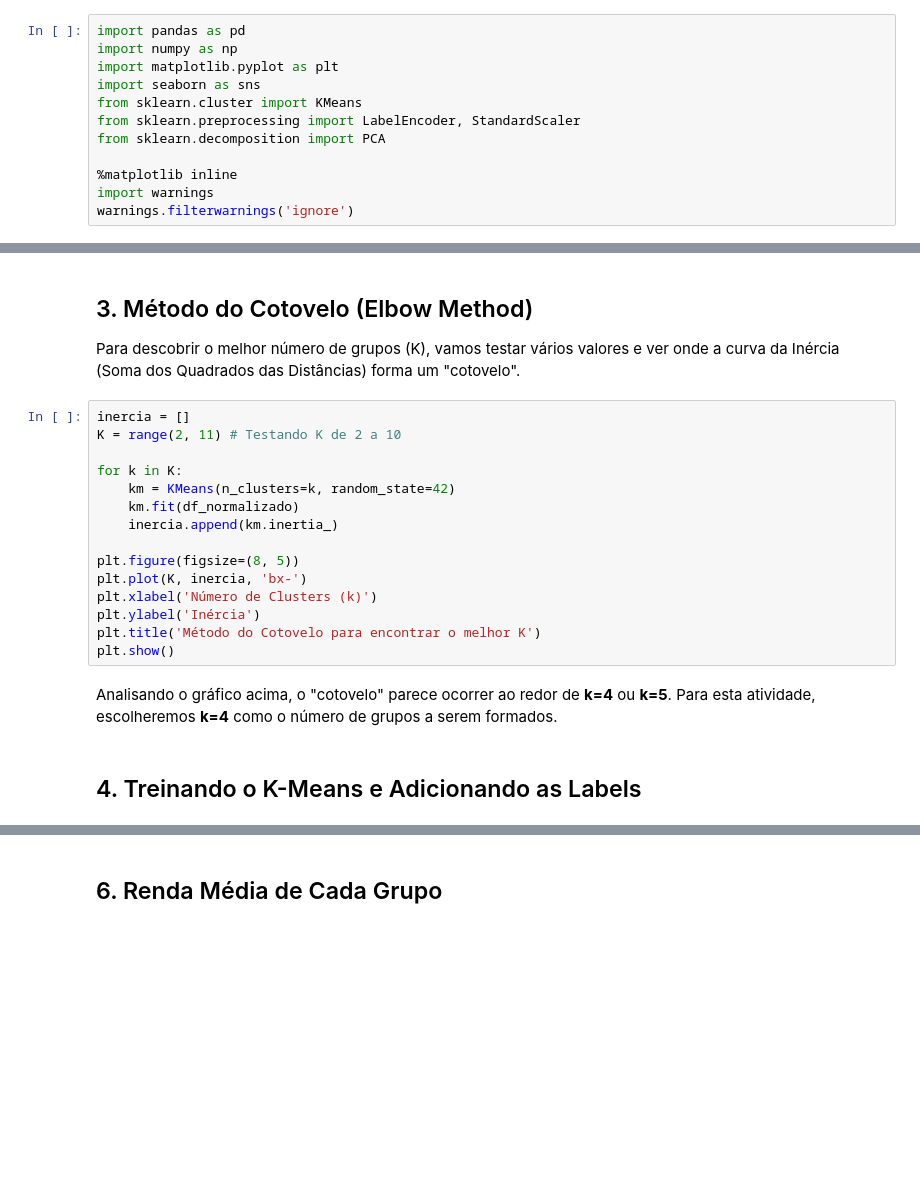
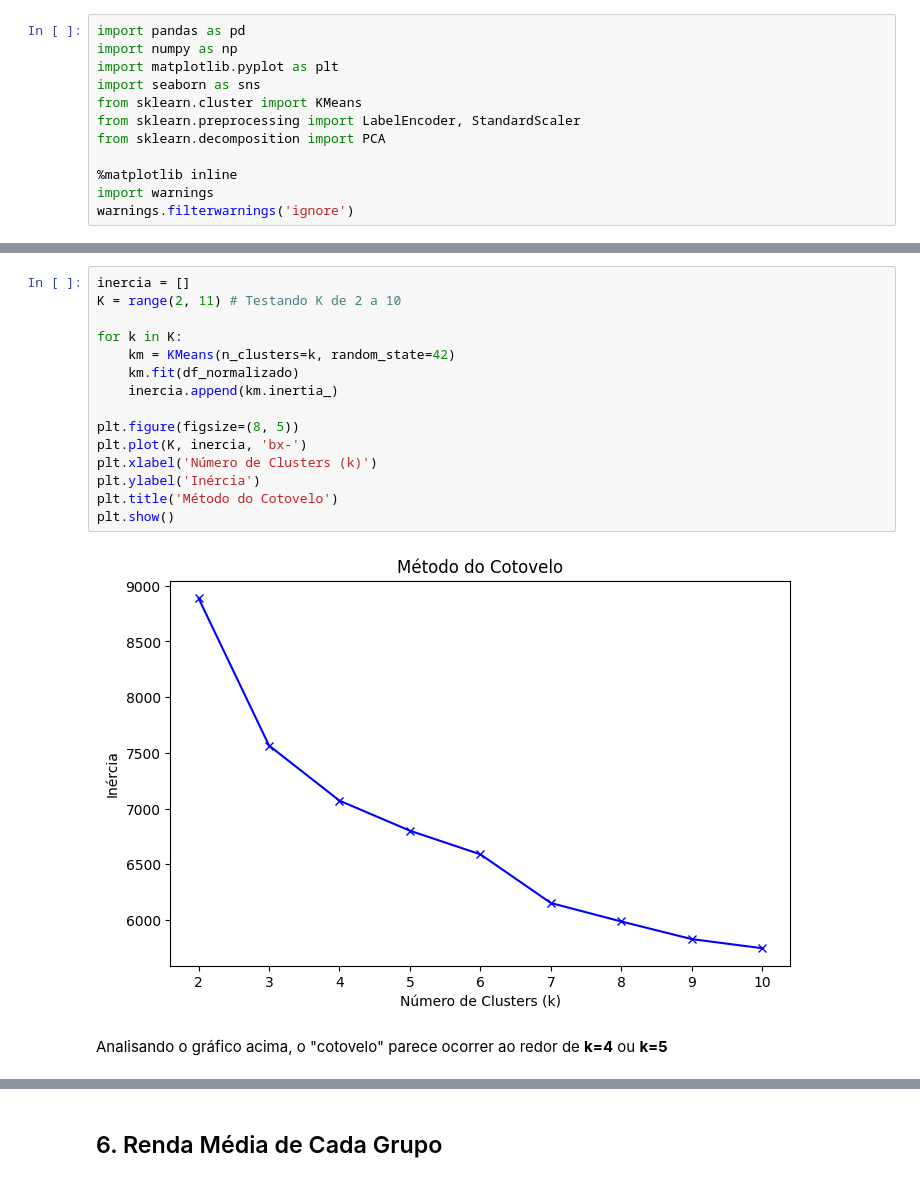
Before and after one commit to NickolasTav/topicos_integradores2, a Jupyter notebook: atividade02/kmeans_credito.ipynb, the cells around one changed output, grey strips where cells are left out. Cells and saved outputs as stored; diff of their text form; blank space fills up the shorter version.

```diff
--- a/atividade02/kmeans_credito.ipynb
+++ b/atividade02/kmeans_credito.ipynb
@@ -46,25 +71,22 @@ df_normalizado = scaler.fit_transform(df)
-# %% [markdown]
-## 3. Método do Cotovelo (Elbow Method)
-Para descobrir o melhor número de grupos (K), vamos testar vários valores e ver onde a curva da Inércia (Soma dos Quadrados das Distâncias) forma um "cotovelo".
 # %%
 inercia = []
 K = range(2, 11) # Testando K de 2 a 10
 
 for k in K:
     km = KMeans(n_clusters=k, random_state=42)
     km.fit(df_normalizado)
     inercia.append(km.inertia_)
 
 plt.figure(figsize=(8, 5))
 plt.plot(K, inercia, 'bx-')
 plt.xlabel('Número de Clusters (k)')
 plt.ylabel('Inércia')
-plt.title('Método do Cotovelo para encontrar o melhor K')
+plt.title('Método do Cotovelo')
 plt.show()
+# %% [output]
+[figure, added]
 # %% [markdown]
-Analisando o gráfico acima, o "cotovelo" parece ocorrer ao redor de **k=4** ou **k=5**. Para esta atividade, escolheremos **k=4** como o número de grupos a serem formados.
+Analisando o gráfico acima, o "cotovelo" parece ocorrer ao redor de **k=4** ou **k=5**
-# %% [markdown]
-## 4. Treinando o K-Means e Adicionando as Labels
 # %%
 # Instanciando e treinando o K-Means com k=4
 kmeans = KMeans(n_clusters=4, random_state=42)
```
Also changed, not shown: parts of 11 cells of this notebook.
